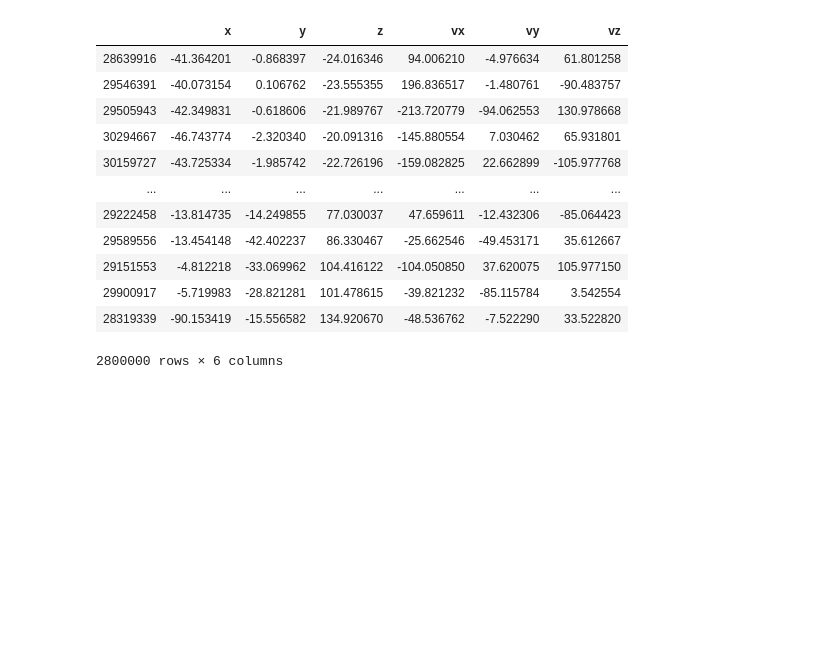
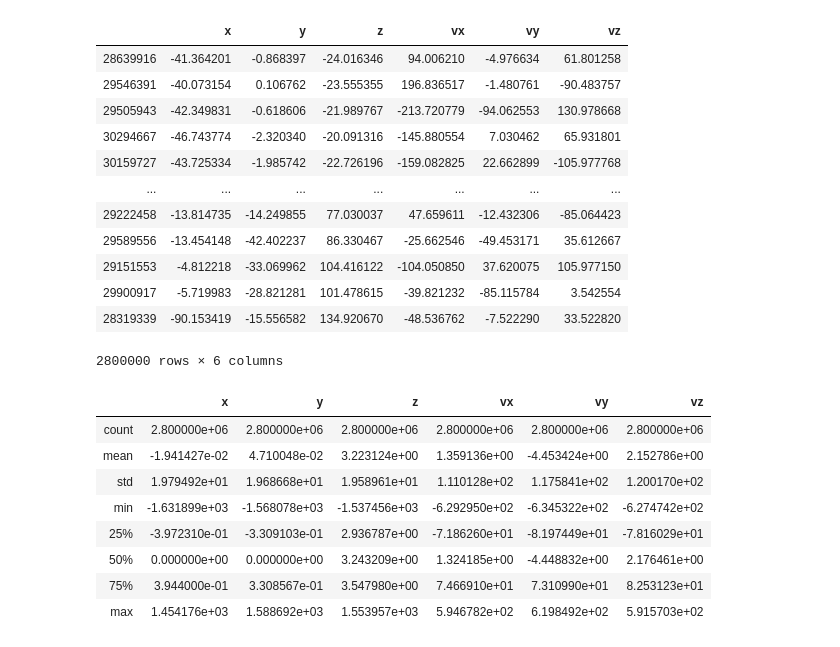
Before and after one commit to njhilliard/trojan-neighborhood, a Jupyter notebook: workbook.ipynb, the cells around one changed output. Saved outputs shown, nothing was run; the diff lists cells and outputs as text; code cells hidden in the pictures; blank space fills up the shorter version.

```diff
--- a/workbook.ipynb
+++ b/workbook.ipynb
@@ -63,3 +63,20 @@ df
 | 29900917 | -5.719983 | -28.821281 | 101.478615 | -39.821232 | -85.115784 | 3.542554 |
 | 28319339 | -90.153419 | -15.556582 | 134.920670 | -48.536762 | -7.522290 | 33.522820 |
 2800000 rows × 6 columns
+# %%
+path = "data/snap_582.hdf5"
+head, df = read_hdf5(path, p_type=3) #testing with fewer particles
+df["x"] = df["x"] - df["x"].median()
+df["y"] = df["y"] - df["y"].median()
+#hist ,xbin, ybin = np.histogram2d(df["x"], df["y"], normed=True, bins=[360,360])
+#plt.hist2d(df["x"], df["y"], density=True, bins=[360,360])
+# %% [output]
+|  | x | y | z | vx | vy | vz |
+| count | 2.800000e+06 | 2.800000e+06 | 2.800000e+06 | 2.800000e+06 | 2.800000e+06 | 2.800000e+06 |
+| mean | -1.941427e-02 | 4.710048e-02 | 3.223124e+00 | 1.359136e+00 | -4.453424e+00 | 2.152786e+00 |
+| std | 1.979492e+01 | 1.968668e+01 | 1.958961e+01 | 1.110128e+02 | 1.175841e+02 | 1.200170e+02 |
+| min | -1.631899e+03 | -1.568078e+03 | -1.537456e+03 | -6.292950e+02 | -6.345322e+02 | -6.274742e+02 |
+| 25% | -3.972310e-01 | -3.309103e-01 | 2.936787e+00 | -7.186260e+01 | -8.197449e+01 | -7.816029e+01 |
+| 50% | 0.000000e+00 | 0.000000e+00 | 3.243209e+00 | 1.324185e+00 | -4.448832e+00 | 2.176461e+00 |
+| 75% | 3.944000e-01 | 3.308567e-01 | 3.547980e+00 | 7.466910e+01 | 7.310990e+01 | 8.253123e+01 |
+| max | 1.454176e+03 | 1.588692e+03 | 1.553957e+03 | 5.946782e+02 | 6.198492e+02 | 5.915703e+02 |
```
Also changed, not shown: parts of 7 cells of this notebook.
